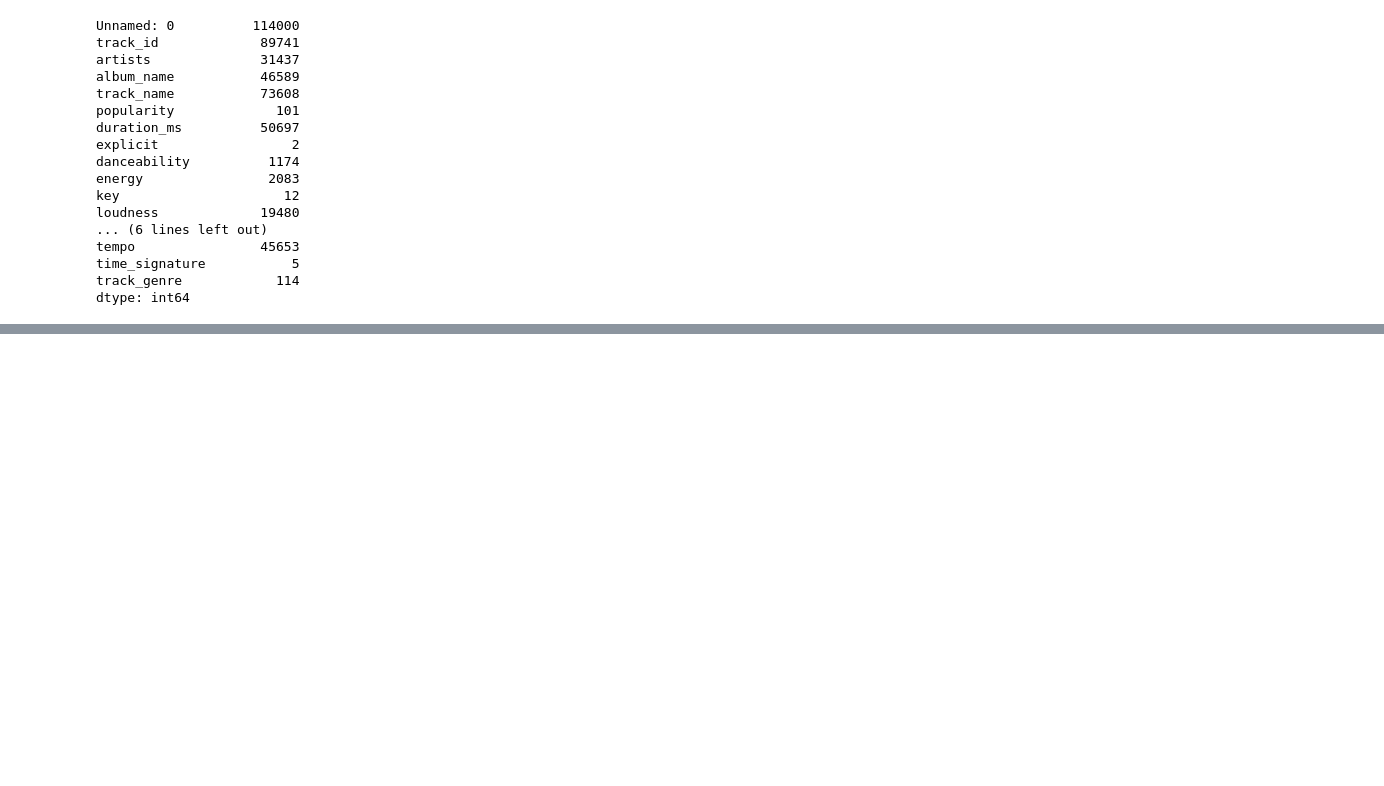
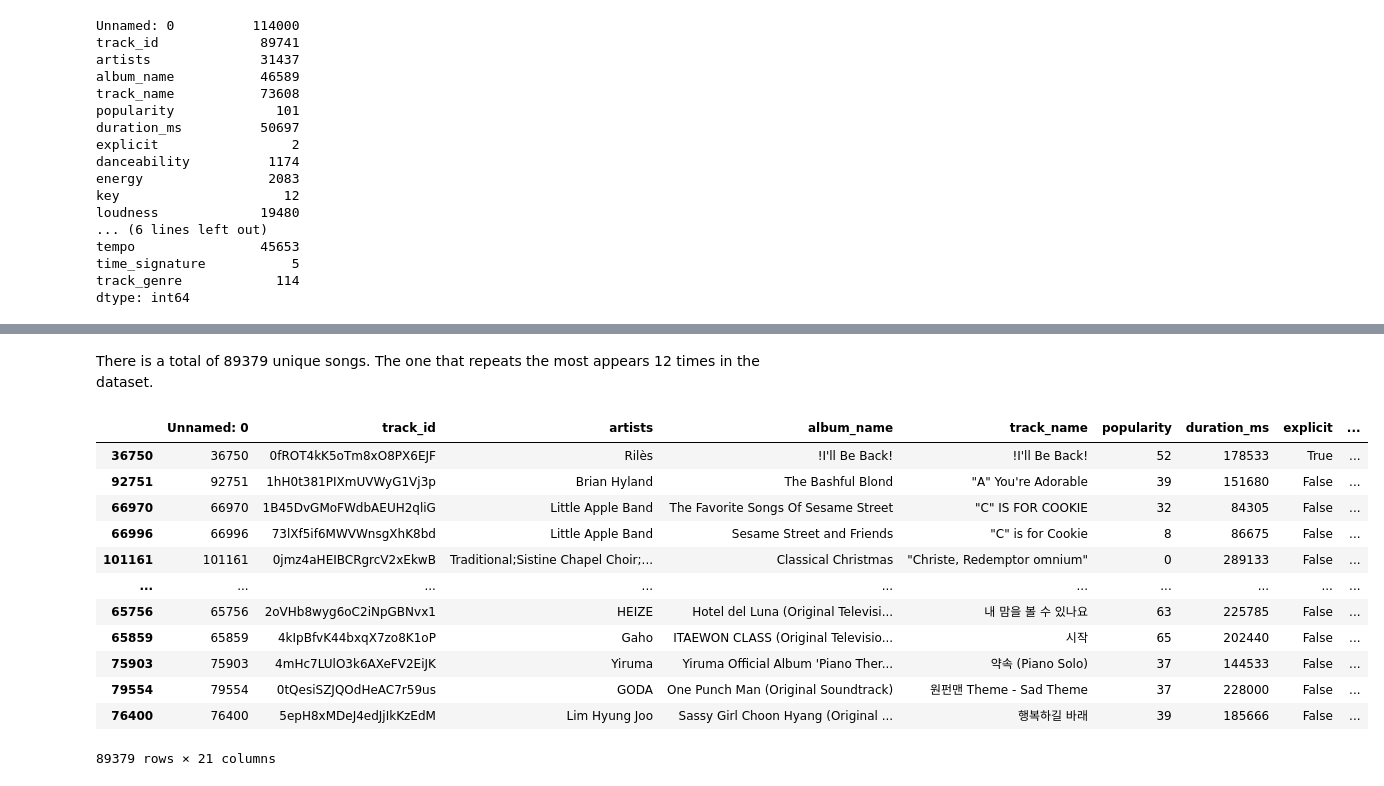
Before and after one commit to YOANGELICA/airflow_data_engineer_challenge, a Jupyter notebook: exploratory_data_analysis/spotify_eda.ipynb, the cells around one changed output, grey strips where cells are left out. Saved outputs shown, nothing was run; the diff lists cells and outputs as text; code cells hidden in the pictures; blank space fills up the shorter version.

Commit message:
adding to spotify eda

```diff
--- a/exploratory_data_analysis/spotify_eda.ipynb
+++ b/exploratory_data_analysis/spotify_eda.ipynb
@@ -110,0 +195,22 @@ dtype: int64
+# %% [markdown]
+There is a total of 89379 unique songs. The one that repeats the most appears 12 times in the dataset.
+# %%
+popular_songs_df = spotify_df.groupby(['track_name','album_name','artists'])['popularity'].idxmax() # grouping by track name, artist and album name and choosing the row with the highest popularity
+
+most_popular_songs = spotify_df.loc[popular_songs_df] # rows with the song with the highest popularity
+
+most_popular_songs
+# %% [output]
+|  | Unnamed: 0 | track_id | artists | album_name | track_name | popularity | duration_ms | explicit | ... |
+| 36750 | 36750 | 0fROT4kK5oTm8xO8PX6EJF | Rilès | !I'll Be Back! | !I'll Be Back! | 52 | 178533 | True | ... |
+| 92751 | 92751 | 1hH0t381PIXmUVWyG1Vj3p | Brian Hyland | The Bashful Blond | "A" You're Adorable | 39 | 151680 | False | ... |
+| 66970 | 66970 | 1B45DvGMoFWdbAEUH2qliG | Little Apple Band | The Favorite Songs Of Sesame Street | "C" IS FOR COOKIE | 32 | 84305 | False | ... |
+| 66996 | 66996 | 73lXf5if6MWVWnsgXhK8bd | Little Apple Band | Sesame Street and Friends | "C" is for Cookie | 8 | 86675 | False | ... |
+| 101161 | 101161 | 0jmz4aHEIBCRgrcV2xEkwB | Traditional;Sistine Chapel Choir;... | Classical Christmas | "Christe, Redemptor omnium" | 0 | 289133 | False | ... |
+| ... | ... | ... | ... | ... | ... | ... | ... | ... | ... |
+| 65756 | 65756 | 2oVHb8wyg6oC2iNpGBNvx1 | HEIZE | Hotel del Luna (Original Televisi... | 내 맘을 볼 수 있나요 | 63 | 225785 | False | ... |
+| 65859 | 65859 | 4kIpBfvK44bxqX7zo8K1oP | Gaho | ITAEWON CLASS (Original Televisio... | 시작 | 65 | 202440 | False | ... |
+| 75903 | 75903 | 4mHc7LUlO3k6AXeFV2EiJK | Yiruma | Yiruma Official Album 'Piano Ther... | 약속 (Piano Solo) | 37 | 144533 | False | ... |
+| 79554 | 79554 | 0tQesiSZJQOdHeAC7r59us | GODA | One Punch Man (Original Soundtrack) | 원펀맨 Theme - Sad Theme | 37 | 228000 | False | ... |
+| 76400 | 76400 | 5epH8xMDeJ4edJjIkKzEdM | Lim Hyung Joo | Sassy Girl Choon Hyang (Original ... | 행복하길 바래 | 39 | 185666 | False | ... |
+89379 rows × 21 columns
```
Also changed, not shown: parts of 13 cells of this notebook, 2 other files.
